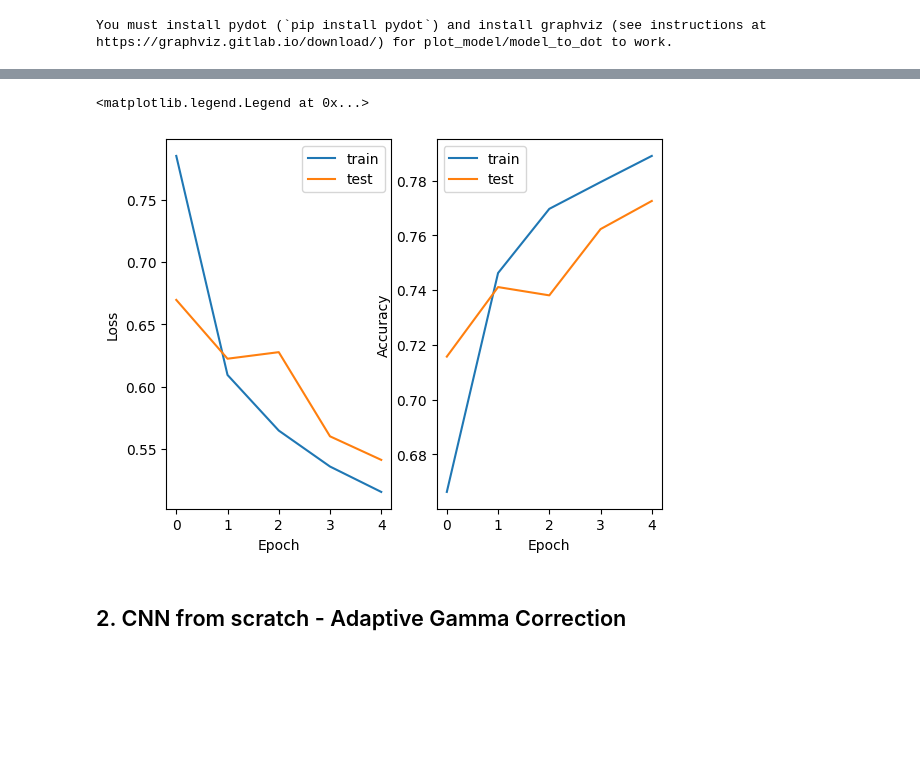
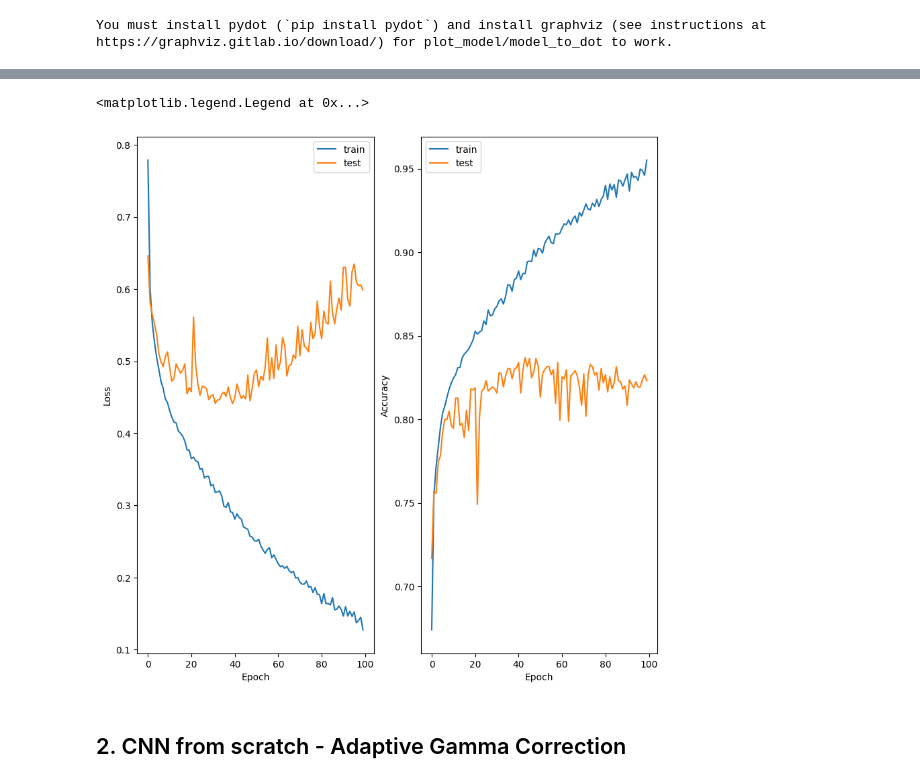
Before and after one commit to giocoal/CXR-ACGAN-chest-xray-generator-covid19-pneumonia, a Jupyter notebook: 2. Image Classification.ipynb, the cells around one changed output, grey strips where cells are left out. Drawn from its saved outputs; the diff is of its cells as text; code cells hidden in the pictures; blank space fills up the shorter version.

```diff
--- a/2. Image Classification.ipynb
+++ b/2. Image Classification.ipynb
@@ -740,24 +766,24 @@ np.save(f'C:/Users/marco/Desktop/Local_Documents/models/cnn_1_fs_{version}_{arc}
 # %%
 # Visualization of the learning curves
 
 # Loss
 plt.subplot(1, 2, 1)
-plt.plot(history_cnn_1.history_cnn_1['loss'])
-plt.plot(history_cnn_1.history_cnn_1['val_loss'])
+plt.plot(history_cnn_1.history['loss'])
+plt.plot(history_cnn_1.history['val_loss'])
 plt.xlabel('Epoch')
 plt.ylabel('Loss')
 plt.legend(['train', 'test'])
 
 # Accuracy
 plt.subplot(1, 2, 2)
-plt.plot(history_cnn_1.history_cnn_1['accuracy'])
-plt.plot(history_cnn_1.history_cnn_1['val_accuracy'])
+plt.plot(history_cnn_1.history['accuracy'])
+plt.plot(history_cnn_1.history['val_accuracy'])
 plt.xlabel('Epoch')
 plt.ylabel('Accuracy')
 plt.legend(['train', 'test'])
 # %% [output]
 <matplotlib.legend.Legend at 0x...>
-[figure, old version]
+[figure, new version]
 # %% [markdown]
 ## 2. CNN from scratch - Adaptive Gamma Correction
 # %% [markdown]
```
Also changed, not shown: parts of 16 cells of this notebook, 3 other files.
